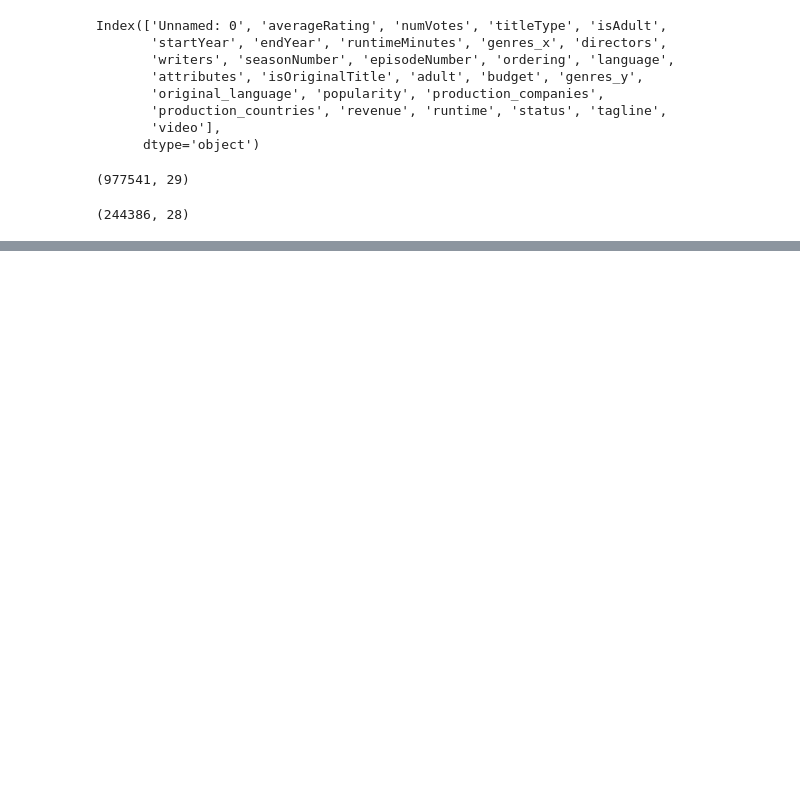
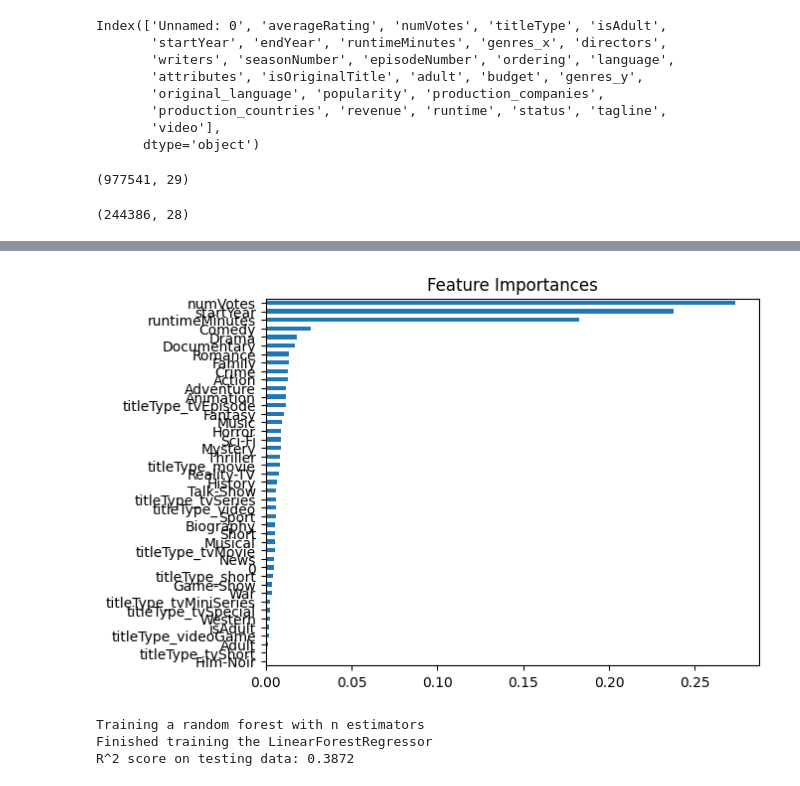
Before and after one commit to IanDalton/preditiva, a Jupyter notebook: Un_primer_LR.ipynb, the cells around one changed output, grey strips where cells are left out. Cells and saved outputs as stored; diff of their text form; code cells hidden in the pictures; blank space fills up the shorter version.

```diff
--- a/Un_primer_LR.ipynb
+++ b/Un_primer_LR.ipynb
@@ -56,6 +101,0 @@ Yest = regr.predict(df_val[vars])
-# %%
-
-lr = linear_model.LinearRegression()
-lr.fit(X, y)
-
-Yest = lr.predict(X)
@@ -68,3 +102,34 @@ Yest = lr.predict(df_val[vars])
+# %%
+import pandas as pd
+import matplotlib.pyplot as plt
+
+# Assume regr is your trained LinearForestRegressor
+importances = regr.feature_importances_
+
+# Convert to pandas Series for easier plotting
+importances = pd.Series(importances, index=X.columns)
+
+# Sort importances
+importances = importances.sort_values()
+
+# Plot
+importances.plot(kind='barh')
+plt.title('Feature Importances')
+plt.show()
+# %% [output]
+[figure, added]
+# %%
+from lineartree import RandomForestRegressor
+regr = RandomForestRegressor( max_features=0.5,n_estimators=75) # type: ignore
+print("Training a random forest with n estimators")
+regr.fit(X_train, y_train)
+print("Finished training the LinearForestRegressor")
+score = regr.score(X_test, y_test)
+print("R^2 score on testing data: {:.4f}".format(score))
+# %% [output]
+Training a random forest with n estimators
+Finished training the LinearForestRegressor
+R^2 score on testing data: 0.3872
 # %%
 salida = pd.DataFrame(data={"averageRating": Yest})
 salida.index = df_val.index
```
Also changed, not shown: parts of 11 cells of this notebook, 5 other files.
